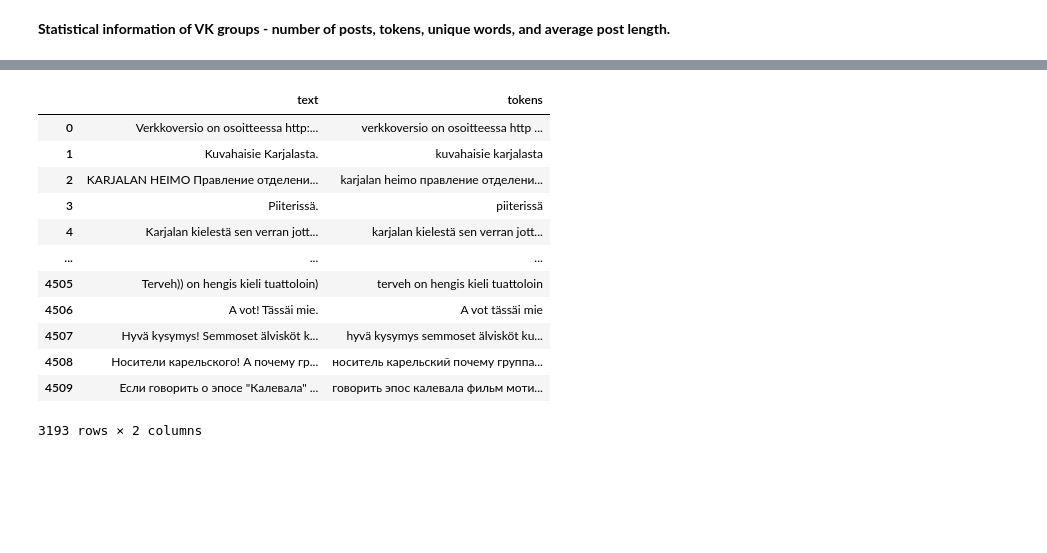
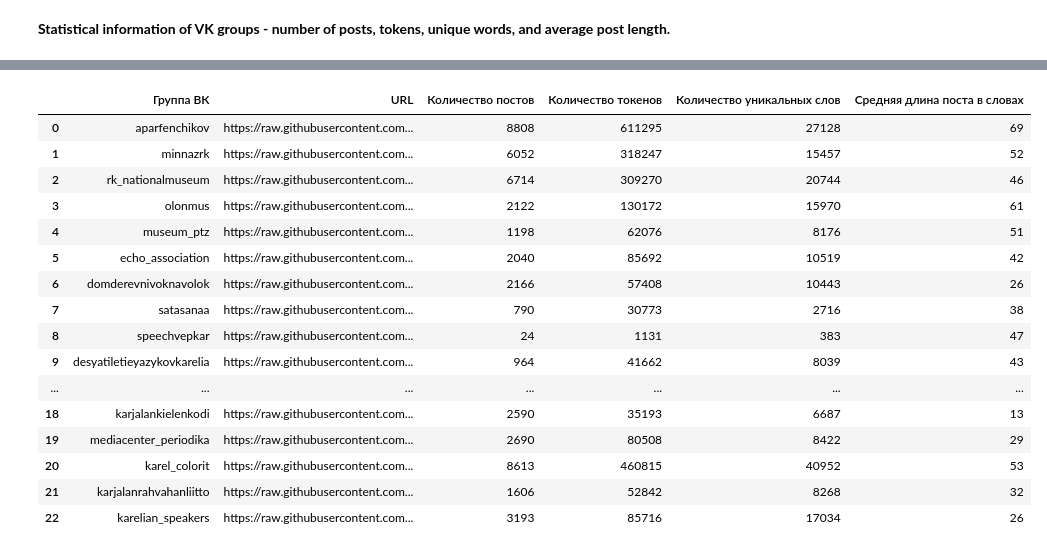
Before and after one commit to componavt/sns4human, a Jupyter notebook: src/vk/nlp/statistics.ipynb, the cells around one changed output, grey strips where cells are left out. Drawn from its saved outputs; the diff is of its cells as text; code cells hidden in the pictures; blank space fills up the shorter version.

```diff
--- a/src/vk/nlp/statistics.ipynb
+++ b/src/vk/nlp/statistics.ipynb
@@ -22,3 +9,15 @@ morph = pymorphy3.MorphAnalyzer(lang='ru')
+# %%
+!pip install -q -U pymorphy3
+!pip install -q emoji
+import pandas as pd
+import requests
+import csv
+from io import StringIO
+filename = 'text_preprocessing.py'
+response = requests.get(f'https://raw.githubusercontent.com/componavt/sns4human/refs/heads/main/src/vk/nlp/{filename}')
+with open(filename,'w+') as f:
+  f.write(response.text)
+import text_preprocessing
 # %%
 posts = {
         'state': [
@@ -54,7 +53,7 @@ posts = {
          'multifunctional': [
              'karjalankielenkodi',
              'mediacenter_periodika',
-             'кarelian_flavor',
+             'karel_colorit',
              'karjalanrahvahanliitto',
              'karelian_speakers'],
          }
@@ -94,14 +71,10 @@ for key in posts.keys():
       names.append(name)
       t = 0
       dict_lem = {}
-      try:
-        df = pd.read_csv(url, usecols = ['text'],encoding='utf-8')
-      except:
-        print(url)
+      df = pd.read_csv(url, usecols = ['text'],encoding='utf-8')
       df = df[df['text'].apply(lambda x: isinstance(x, str))]
       groups_posts.append(len(df))
-      for index, row in df.iterrows():
-        process_text(row['text'],index, df)
+      df['tokens'] = df['text'].apply(text_preprocessing.process_text)
       df.to_excel(url.split('/')[-1].rstrip('.csv')+'_df_tokens.xlsx', index=False)
       df_tokens = df['tokens']
       for row in df_tokens:
@@ -121,4 +94,5 @@ for key in posts.keys():
       tokens.append(t)
       unique_words.append(len(dict_lem))
       t = 0
+df
 # %% [output]
@@ -132,20 +112,23 @@ https://raw.githubusercontent.com/componavt/sns4human/refs/heads/main/data/vk/po
-# %%
-df
-# %% [output]
-|  | text | tokens |
-| 0 | Verkkoversio on osoitteessa http:... | verkkoversio on osoitteessa http ... |
-| 1 | Kuvahaisie Karjalasta. | kuvahaisie karjalasta |
-| 2 | KARJALAN HEIMO Правление отделени... | karjalan heimo правление отделени... |
-| 3 | Piiterissä. | piiterissä |
-| 4 | Karjalan kielestä sen verran jott... | karjalan kielestä sen verran jott... |
-| ... | ... | ... |
-| 4505 | Terveh)) on hengis kieli tuattoloin) | terveh on hengis kieli tuattoloin |
-| 4506 | A vot! Tässäi mie. | A vot tässäi mie |
-| 4507 | Hyvä kysymys! Semmoset älvisköt k... | hyvä kysymys semmoset älvisköt ku... |
-| 4508 | Носители карельского! А почему гр... | носитель карельский почему группа... |
-| 4509 | Если говорить о эпосе "Калевала" ... | говорить эпос калевала фильм моти... |
-3193 rows × 2 columns
 # %%
 d = {'Группа ВК': names, 'URL': urls, 'Количество постов': groups_posts, 'Количество токенов': tokens, 'Количество уникальных слов': unique_words, 'Средняя длина поста в словах': mid_len_post}
-df = pd.DataFrame(data=d)
-df.to_csv('statistics.csv', index=False, encoding='utf-8')
+df_statistics = pd.DataFrame(data=d)
+df_statistics.to_csv('statistics.csv', index=False, encoding='utf-8')
+df_statistics
+# %% [output]
+|  | Группа ВК | URL | Количество постов | Количество токенов | Количество уникальных слов | Средняя длина поста в словах |
+| 0 | aparfenchikov | https://raw.githubusercontent.com... | 8808 | 611295 | 27128 | 69 |
+| 1 | minnazrk | https://raw.githubusercontent.com... | 6052 | 318247 | 15457 | 52 |
+| 2 | rk_nationalmuseum | https://raw.githubusercontent.com... | 6714 | 309270 | 20744 | 46 |
+| 3 | olonmus | https://raw.githubusercontent.com... | 2122 | 130172 | 15970 | 61 |
+| 4 | museum_ptz | https://raw.githubusercontent.com... | 1198 | 62076 | 8176 | 51 |
+| 5 | echo_association | https://raw.githubusercontent.com... | 2040 | 85692 | 10519 | 42 |
+| 6 | domderevnivoknavolok | https://raw.githubusercontent.com... | 2166 | 57408 | 10443 | 26 |
+| 7 | satasanaa | https://raw.githubusercontent.com... | 790 | 30773 | 2716 | 38 |
+| 8 | speechvepkar | https://raw.githubusercontent.com... | 24 | 1131 | 383 | 47 |
+| 9 | desyatiletieyazykovkarelia | https://raw.githubusercontent.com... | 964 | 41662 | 8039 | 43 |
+| ... | ... | ... | ... | ... | ... | ... |
+| 18 | karjalankielenkodi | https://raw.githubusercontent.com... | 2590 | 35193 | 6687 | 13 |
+| 19 | mediacenter_periodika | https://raw.githubusercontent.com... | 2690 | 80508 | 8422 | 29 |
+| 20 | karel_colorit | https://raw.githubusercontent.com... | 8613 | 460815 | 40952 | 53 |
+| 21 | karjalanrahvahanliitto | https://raw.githubusercontent.com... | 1606 | 52842 | 8268 | 32 |
+| 22 | karelian_speakers | https://raw.githubusercontent.com... | 3193 | 85716 | 17034 | 26 |
```
Also changed, not shown: parts of 4 cells of this notebook.
